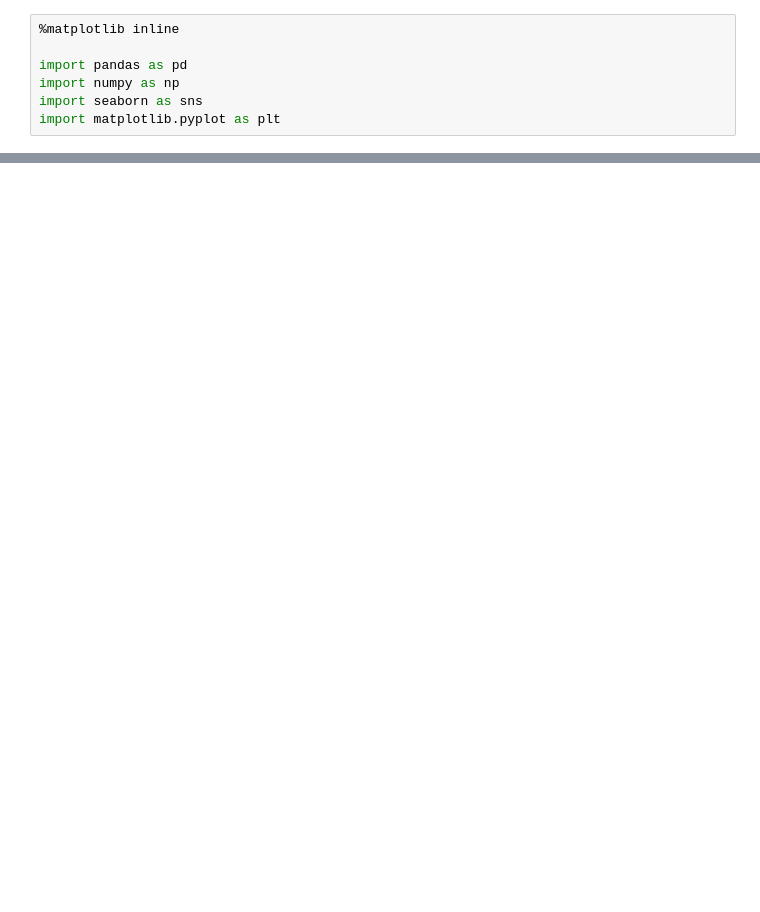
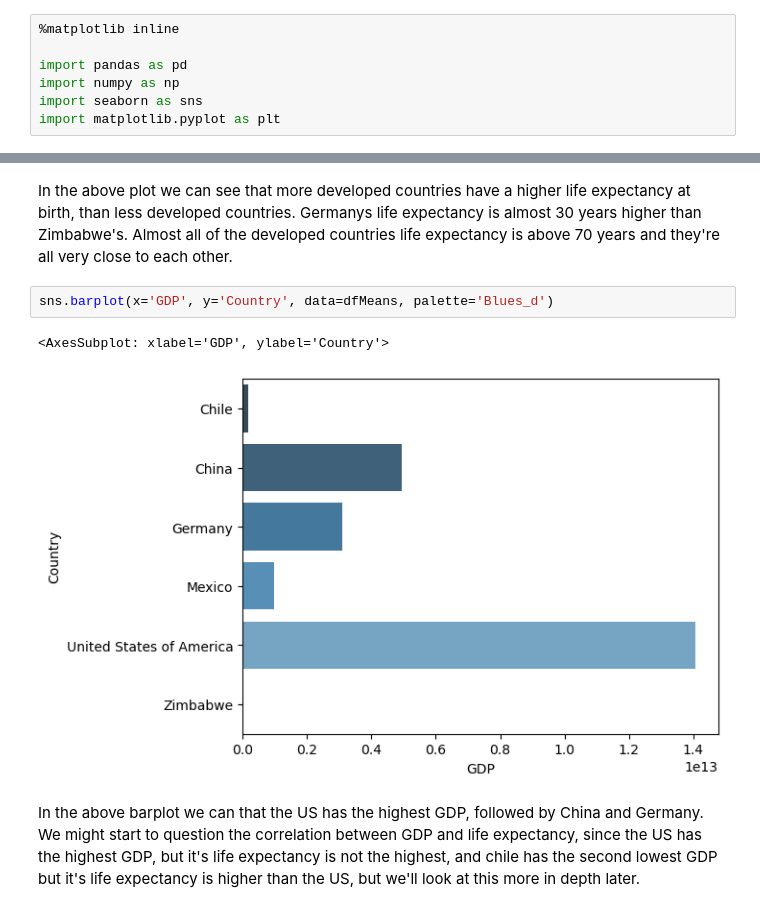
Before and after one commit to Tovborg/Life-Expectancy-and-GDP, a Jupyter notebook: life_expectancy_gdp.ipynb, the cells around one changed output, grey strips where cells are left out. Saved outputs shown, nothing was run; the diff lists cells and outputs as text; blank space fills up the shorter version.

```diff
--- a/life_expectancy_gdp.ipynb
+++ b/life_expectancy_gdp.ipynb
@@ -65,0 +88,9 @@ Text(0.5, 1.0, 'Country = china')
+# %% [markdown]
+In the above plot we can see that more developed countries have a higher life expectancy at birth, than less developed countries. Germanys life expectancy is almost 30 years higher than Zimbabwe's. Almost all of the developed countries life expectancy is above 70 years and they're all very close to each other.
+# %%
+sns.barplot(x='GDP', y='Country', data=dfMeans, palette='Blues_d')
+# %% [output]
+<AxesSubplot: xlabel='GDP', ylabel='Country'>
+[figure, added]
+# %% [markdown]
+In the above barplot we can that the US has the highest GDP, followed by China and Germany. We might start to question the correlation between GDP and life expectancy, since the US has the highest GDP, but it's life expectancy is not the highest, and chile has the second lowest GDP but it's life expectancy is higher than the US, but we'll look at this more in depth later.
```
Also changed, not shown: parts of 10 cells of this notebook, 1 other file.
